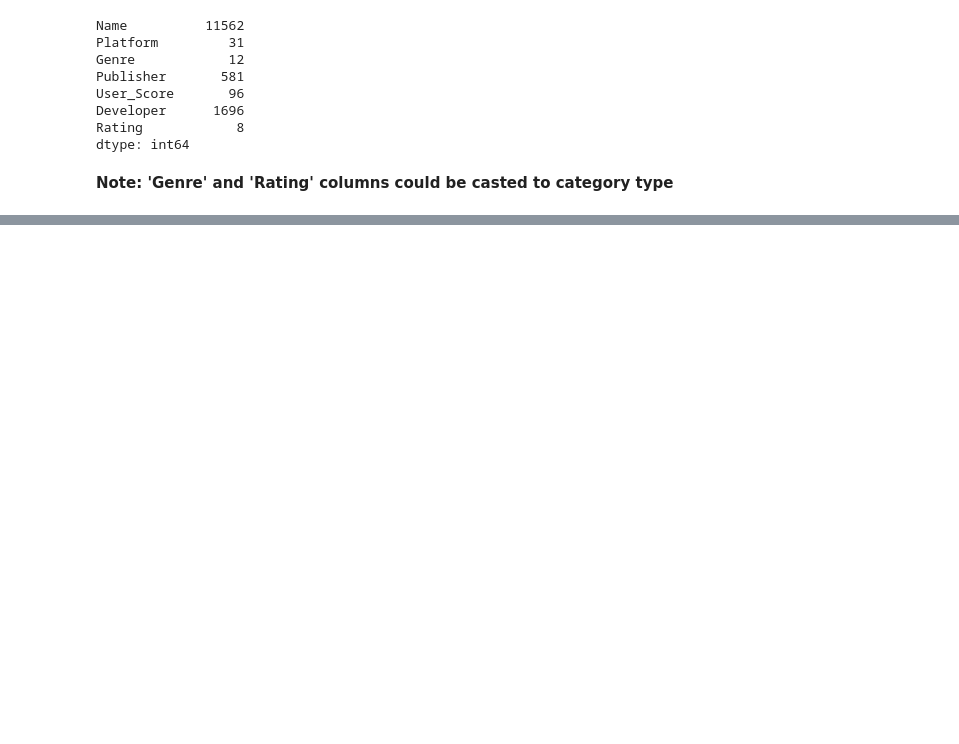
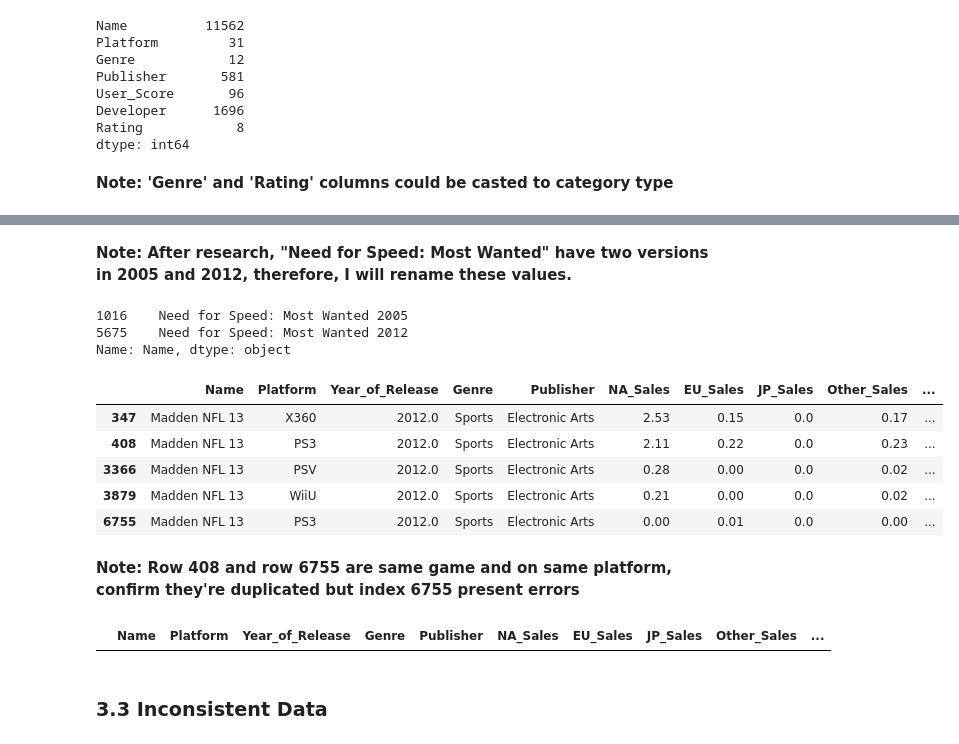
Before and after one commit to JorgeHdzRiv/Global-Videogames-Sales-Rating, a Jupyter notebook: GlobalSales.ipynb, the cells around one changed output, grey strips where cells are left out. Cells and saved outputs as stored; diff of their text form; code cells hidden in the pictures; blank space fills up the shorter version.

```diff
--- a/GlobalSales.ipynb
+++ b/GlobalSales.ipynb
@@ -126,0 +223,21 @@ data.describe()
+# %% [markdown]
+**Note: After research, "Need for Speed: Most Wanted" have two versions in 2005 and 2012, therefore, I will rename these values.**
+# %%
+data.loc[1016,'Name'] = 'Need for Speed: Most Wanted 2005'
+data.loc[5675,'Name'] = 'Need for Speed: Most Wanted 2012'
+data.loc[[1016, 5675],'Name']
+# %% [output]
+1016    Need for Speed: Most Wanted 2005
+5675    Need for Speed: Most Wanted 2012
+Name: Name, dtype: object
+# %%
+data.loc[data['Name'] == 'Madden NFL 13']
+# %% [output]
+|  | Name | Platform | Year_of_Release | Genre | Publisher | NA_Sales | EU_Sales | JP_Sales | Other_Sales | ... |
+| 347 | Madden NFL 13 | X360 | 2012.0 | Sports | Electronic Arts | 2.53 | 0.15 | 0.0 | 0.17 | ... |
+| 408 | Madden NFL 13 | PS3 | 2012.0 | Sports | Electronic Arts | 2.11 | 0.22 | 0.0 | 0.23 | ... |
+| 3366 | Madden NFL 13 | PSV | 2012.0 | Sports | Electronic Arts | 0.28 | 0.00 | 0.0 | 0.02 | ... |
+| 3879 | Madden NFL 13 | WiiU | 2012.0 | Sports | Electronic Arts | 0.21 | 0.00 | 0.0 | 0.02 | ... |
+| 6755 | Madden NFL 13 | PS3 | 2012.0 | Sports | Electronic Arts | 0.00 | 0.01 | 0.0 | 0.00 | ... |
+# %% [markdown]
+**Note: Row 408 and row 6755 are same game and on same platform, confirm they're duplicated but index 6755 present errors**
@@ -126,0 +248,6 @@ data.describe()
+# %%
+data.loc[data.duplicated(subset=['Name','Platform'])]
+# %% [output]
+|  | Name | Platform | Year_of_Release | Genre | Publisher | NA_Sales | EU_Sales | JP_Sales | Other_Sales | ... |
+# %% [markdown]
+### 3.3 Inconsistent Data
```
Also changed, not shown: parts of 15 cells of this notebook.
